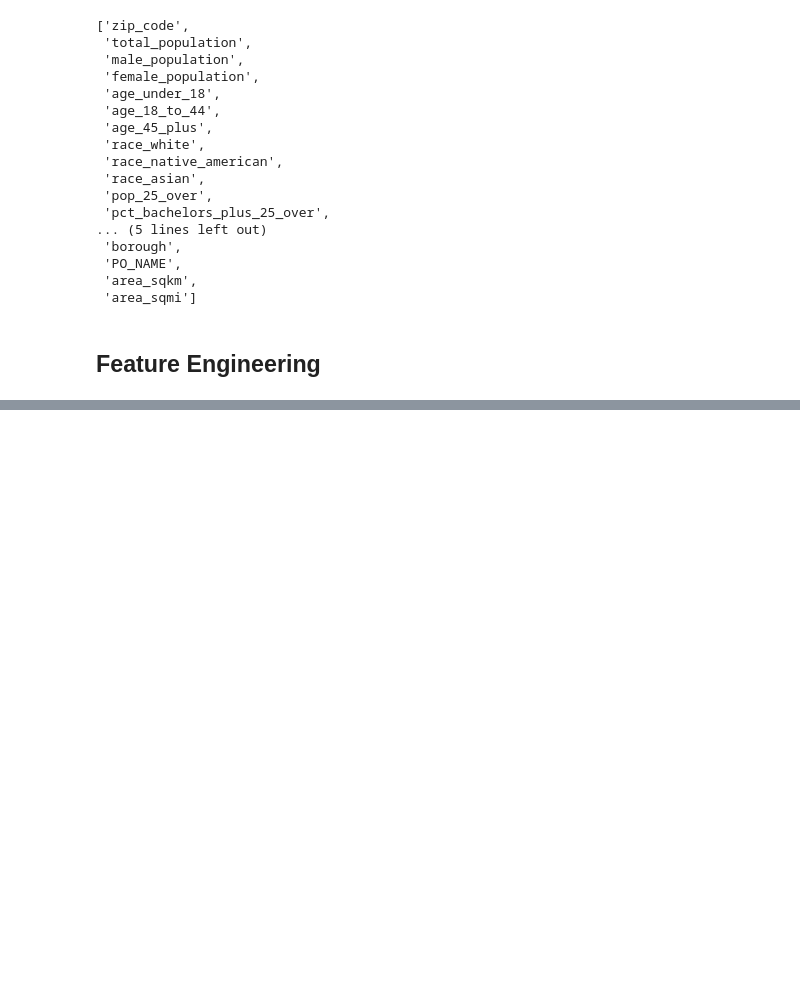
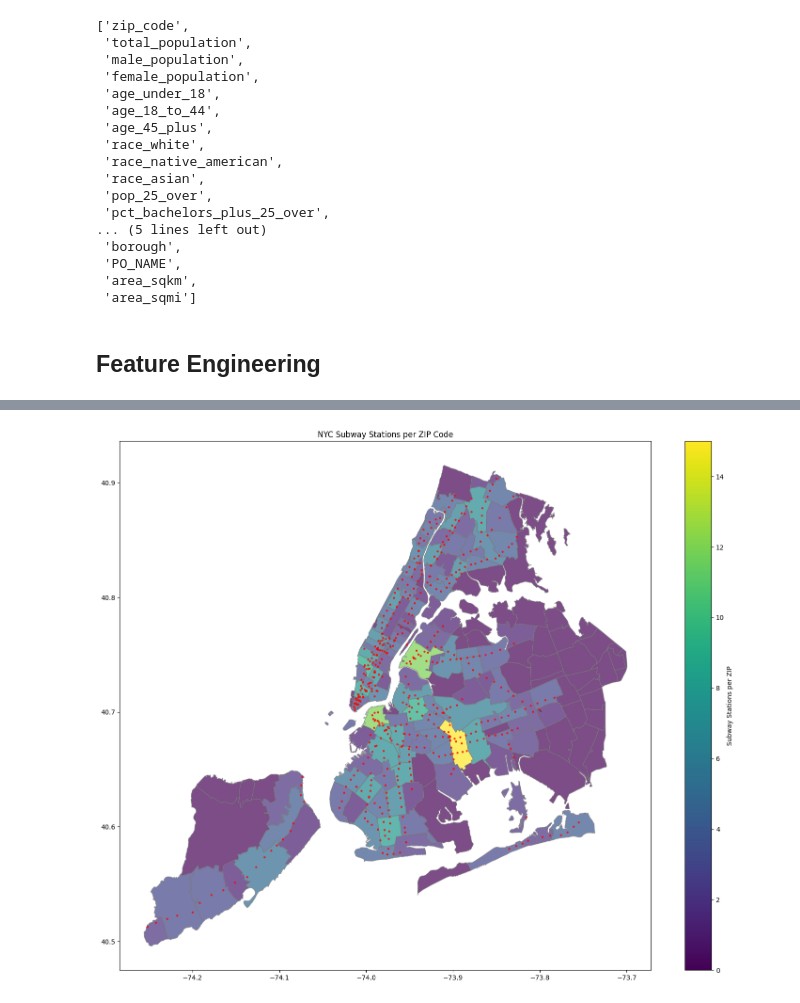
Before and after one commit to AprilQx/data_science_project, a Jupyter notebook: notebooks/feature_engineering.ipynb, the cells around one changed output, grey strips where cells are left out. Cells and saved outputs as stored; diff of their text form; code cells hidden in the pictures; blank space fills up the shorter version.

Commit message:
updated visualizations

```diff
--- a/notebooks/feature_engineering.ipynb
+++ b/notebooks/feature_engineering.ipynb
@@ -255,0 +340,5 @@ merged_df.to_csv('clean_data/merged_data.csv', index=False)
+# %%
+# Make sure CRSs match
+if subway_stations.crs != nyc_zip_gdf.crs:
+    subway_stations = subway_stations.to_crs(nyc_zip_gdf.crs)
+    print(f"Converted subway stations CRS to match ZIP code data: {nyc_zip_gdf.crs}")
@@ -255,0 +347,6 @@ merged_df.to_csv('clean_data/merged_data.csv', index=False)
+# %%
+# Perform spatial join to determine which ZIP code each station is in
+subway_with_zip = gpd.sjoin(subway_stations, nyc_zip_gdf, how="inner", predicate="within")
+# %%
+# Count stations per ZIP code
+subway_counts = subway_with_zip.groupby('postalCode').size().reset_index(name='subway_count')
@@ -255,0 +373,25 @@ merged_df.to_csv('clean_data/merged_data.csv', index=False)
+# %%
+# Create a merged dataset with subway counts
+nyc_zip_with_counts = nyc_zip_gdf.merge(subway_counts, on='postalCode', how='left')
+nyc_zip_with_counts['subway_count'] = nyc_zip_with_counts['subway_count'].fillna(0).astype(int)
+# %%
+# Visualize the subway counts on a map
+fig, ax = plt.subplots(1, 1, figsize=(15, 12))
+nyc_zip_with_counts.plot(
+    column='subway_count',
+    cmap='viridis',
+    legend=True,
+    ax=ax,
+    edgecolor='gray',
+    alpha=0.7,
+    legend_kwds={'label': "Subway Stations per ZIP"}
+)
+
+# Add subway stations as points
+subway_stations.plot(ax=ax, color='red', markersize=5, alpha=0.7)
+
+plt.title('NYC Subway Stations per ZIP Code')
+plt.tight_layout()
+plt.savefig('output/nyc_subway_stations_by_zip.png', dpi=300)
+# %% [output]
+[figure, added]
```
Also changed, not shown: parts of 42 cells of this notebook, 23 other files.
